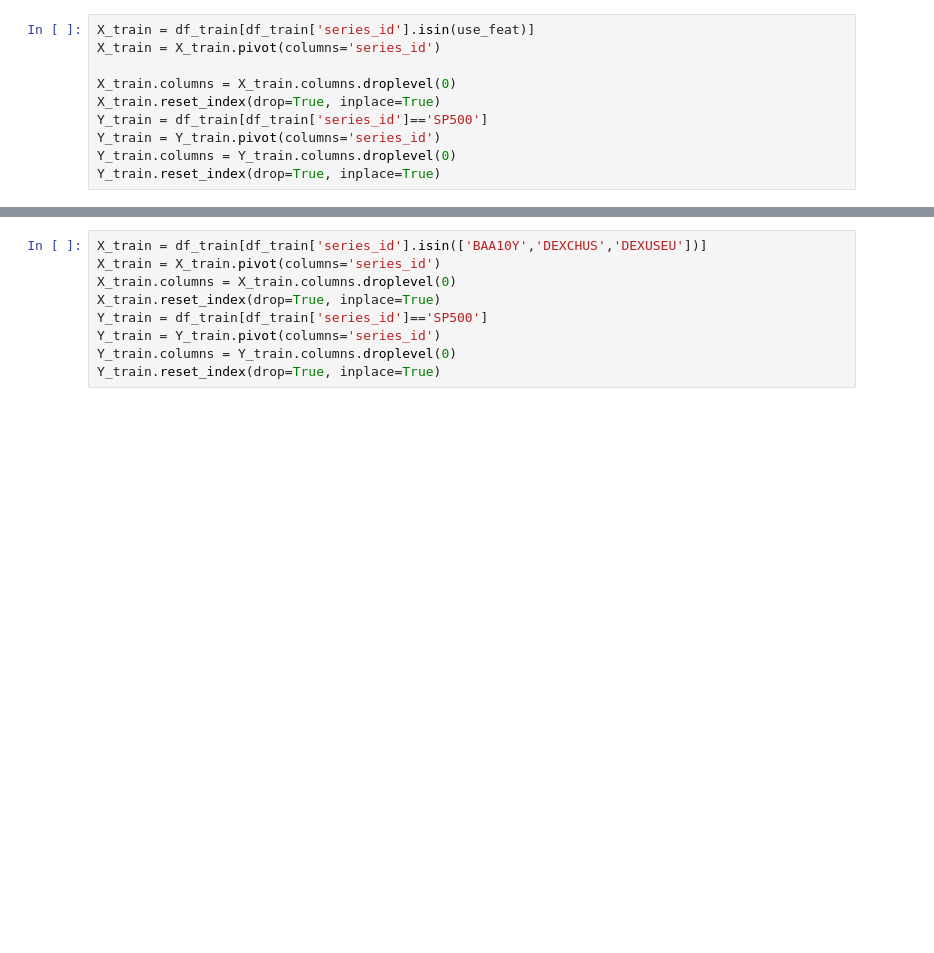
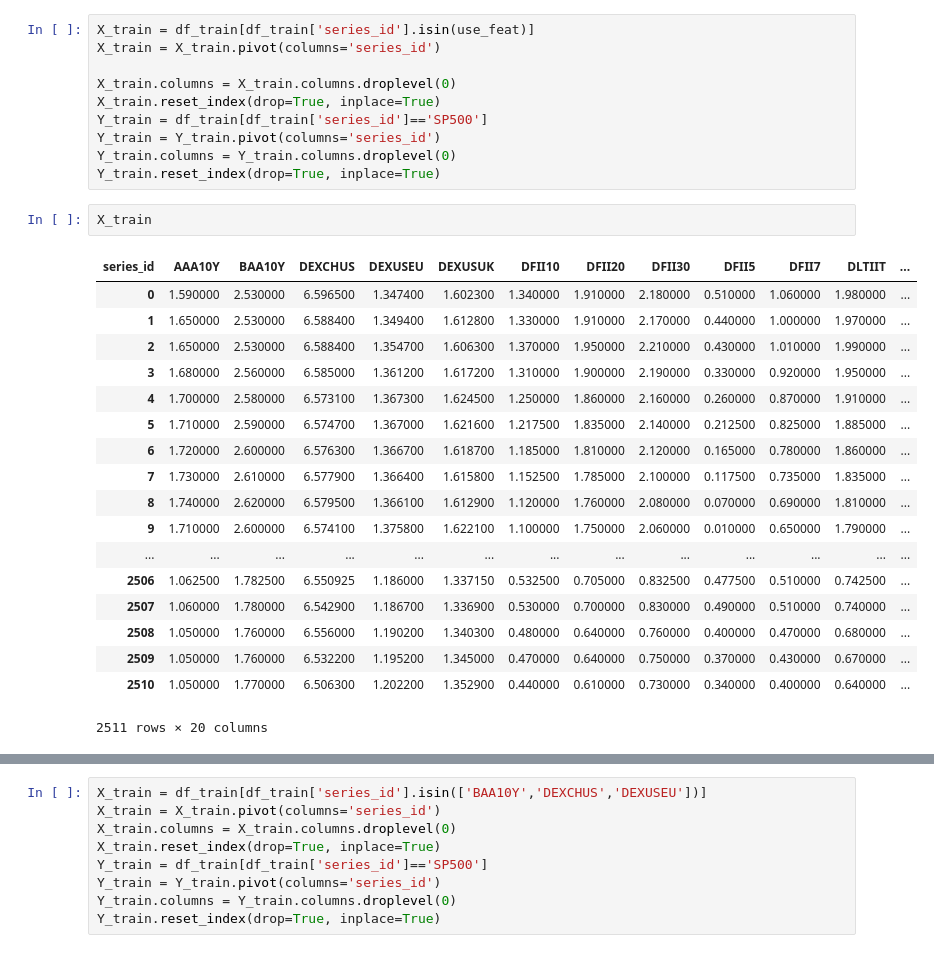
Before and after one commit to anyalauria/alananer, a Jupyter notebook: Alice/Missing Values.ipynb, the cells around one changed output, grey strips where cells are left out. Saved outputs shown, nothing was run; the diff lists cells and outputs as text; blank space fills up the shorter version.

```diff
--- a/Alice/Missing Values.ipynb
+++ b/Alice/Missing Values.ipynb
@@ -127,6 +111,27 @@ Y_train = df_train[df_train['series_id']=='SP500']
 Y_train = Y_train.pivot(columns='series_id')
 Y_train.columns = Y_train.columns.droplevel(0)
 Y_train.reset_index(drop=True, inplace=True)
+# %%
+X_train
+# %% [output]
+| series_id | AAA10Y | BAA10Y | DEXCHUS | DEXUSEU | DEXUSUK | DFII10 | DFII20 | DFII30 | DFII5 | DFII7 | DLTIIT | ... |
+| 0 | 1.590000 | 2.530000 | 6.596500 | 1.347400 | 1.602300 | 1.340000 | 1.910000 | 2.180000 | 0.510000 | 1.060000 | 1.980000 | ... |
+| 1 | 1.650000 | 2.530000 | 6.588400 | 1.349400 | 1.612800 | 1.330000 | 1.910000 | 2.170000 | 0.440000 | 1.000000 | 1.970000 | ... |
+| 2 | 1.650000 | 2.530000 | 6.588400 | 1.354700 | 1.606300 | 1.370000 | 1.950000 | 2.210000 | 0.430000 | 1.010000 | 1.990000 | ... |
+| 3 | 1.680000 | 2.560000 | 6.585000 | 1.361200 | 1.617200 | 1.310000 | 1.900000 | 2.190000 | 0.330000 | 0.920000 | 1.950000 | ... |
+| 4 | 1.700000 | 2.580000 | 6.573100 | 1.367300 | 1.624500 | 1.250000 | 1.860000 | 2.160000 | 0.260000 | 0.870000 | 1.910000 | ... |
+| 5 | 1.710000 | 2.590000 | 6.574700 | 1.367000 | 1.621600 | 1.217500 | 1.835000 | 2.140000 | 0.212500 | 0.825000 | 1.885000 | ... |
+| 6 | 1.720000 | 2.600000 | 6.576300 | 1.366700 | 1.618700 | 1.185000 | 1.810000 | 2.120000 | 0.165000 | 0.780000 | 1.860000 | ... |
+| 7 | 1.730000 | 2.610000 | 6.577900 | 1.366400 | 1.615800 | 1.152500 | 1.785000 | 2.100000 | 0.117500 | 0.735000 | 1.835000 | ... |
+| 8 | 1.740000 | 2.620000 | 6.579500 | 1.366100 | 1.612900 | 1.120000 | 1.760000 | 2.080000 | 0.070000 | 0.690000 | 1.810000 | ... |
+| 9 | 1.710000 | 2.600000 | 6.574100 | 1.375800 | 1.622100 | 1.100000 | 1.750000 | 2.060000 | 0.010000 | 0.650000 | 1.790000 | ... |
+| ... | ... | ... | ... | ... | ... | ... | ... | ... | ... | ... | ... | ... |
+| 2506 | 1.062500 | 1.782500 | 6.550925 | 1.186000 | 1.337150 | 0.532500 | 0.705000 | 0.832500 | 0.477500 | 0.510000 | 0.742500 | ... |
+| 2507 | 1.060000 | 1.780000 | 6.542900 | 1.186700 | 1.336900 | 0.530000 | 0.700000 | 0.830000 | 0.490000 | 0.510000 | 0.740000 | ... |
+| 2508 | 1.050000 | 1.760000 | 6.556000 | 1.190200 | 1.340300 | 0.480000 | 0.640000 | 0.760000 | 0.400000 | 0.470000 | 0.680000 | ... |
+| 2509 | 1.050000 | 1.760000 | 6.532200 | 1.195200 | 1.345000 | 0.470000 | 0.640000 | 0.750000 | 0.370000 | 0.430000 | 0.670000 | ... |
+| 2510 | 1.050000 | 1.770000 | 6.506300 | 1.202200 | 1.352900 | 0.440000 | 0.610000 | 0.730000 | 0.340000 | 0.400000 | 0.640000 | ... |
+2511 rows × 20 columns
 # %%
 random_forest = RandomForestRegressor(n_estimators=100)
 random_forest.fit(X_train, Y_train)
```
Also changed, not shown: parts of 17 cells of this notebook, 2 other files.
